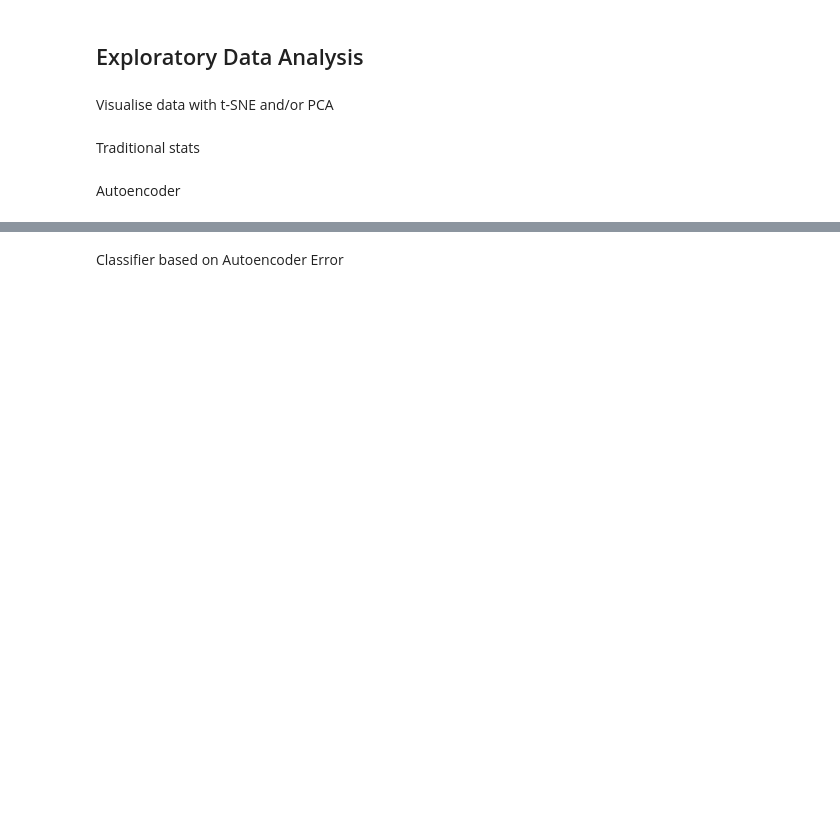
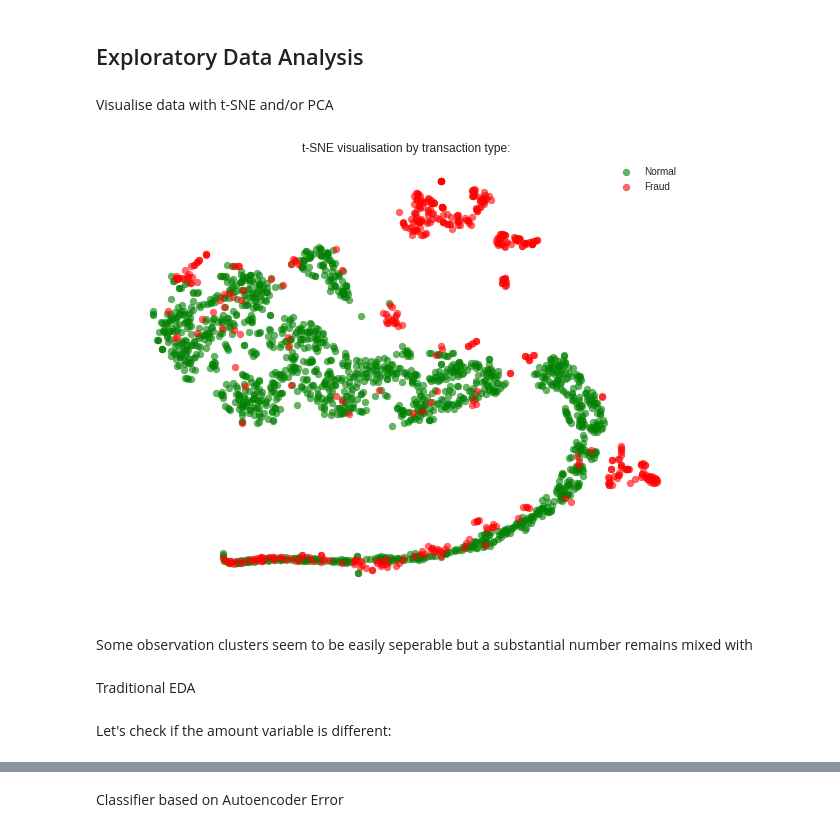
Before and after one commit to TomaszKaleczyc/fraud_detector, a Jupyter notebook: fraud_detector.ipynb, the cells around one changed output, grey strips where cells are left out. Saved outputs shown, nothing was run; the diff lists cells and outputs as text; code cells hidden in the pictures; blank space fills up the shorter version.

```diff
--- a/fraud_detector.ipynb
+++ b/fraud_detector.ipynb
@@ -113,27 +122,30 @@ Name: Day_hrs, dtype: float64
 # %% [markdown]
 Visualise data with t-SNE and/or PCA
 # %%
-n = 1600
+n = 1500
 normal_smpl = df[df['Class'] == 0].sample(n=n)
 fraud_smpl = df[df['Class'] == 1]
 
 smpl = pd.concat((normal_smpl, fraud_smpl), axis=0).sample(frac=1).reset_index(drop=True)
-inp = smpl.drop(columns=['Class']).values
+inp = smpl.drop(columns=['Class', 'Time']).values
 targ = smpl['Class'].values
 # %%
 def tsne_plot(inp, targ):
     tsne = TSNE(n_components=2, random_state=seed)
     train = tsne.fit_transform(inp)
 
     plt.figure(figsize=(10,8))
     plt.title("t-SNE visualisation by transaction type:")
-    plt.scatter(inp[np.where(targ == 0), 0], inp[np.where(targ == 0), 1], marker='o', color='g', alpha=0.6, label="Normal")
-    plt.scatter(inp[np.where(targ == 1), 0], inp[np.where(targ == 1), 1], marker='o', color='r', alpha=0.6, label="Fraud")
+    plt.scatter(train[np.where(targ == 0), 0], train[np.where(targ == 0), 1], marker='o', color='g', alpha=0.6, label="Normal")
+    plt.scatter(train[np.where(targ == 1), 0], train[np.where(targ == 1), 1], marker='o', color='r', alpha=0.6, label="Fraud")
     plt.legend(loc='best')
+    plt.axis('off')
     plt.show()
 
 tsne_plot(inp, targ)
+# %% [output]
+[figure, added]
+# %% [markdown]
+Some observation clusters seem to be easily seperable but a substantial number remains mixed with [](http://)
 # %% [markdown]
-Traditional stats
+Traditional EDA
-# %% [markdown]
-Autoencoder
@@ -139,0 +159,2 @@ Autoencoder
+# %% [markdown]
+Let's check if the amount variable is different:
```
Also changed, not shown: parts of 23 cells of this notebook.
